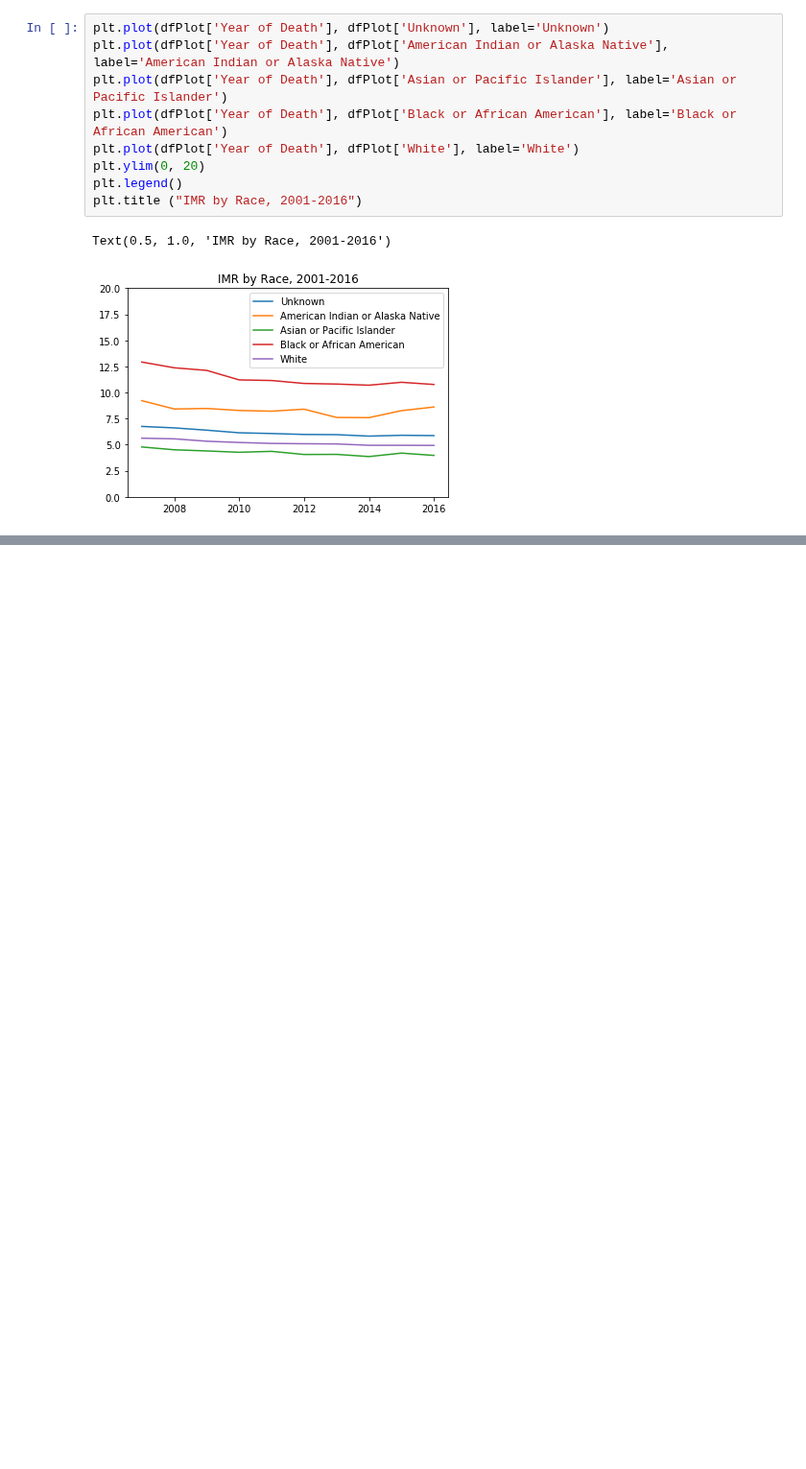
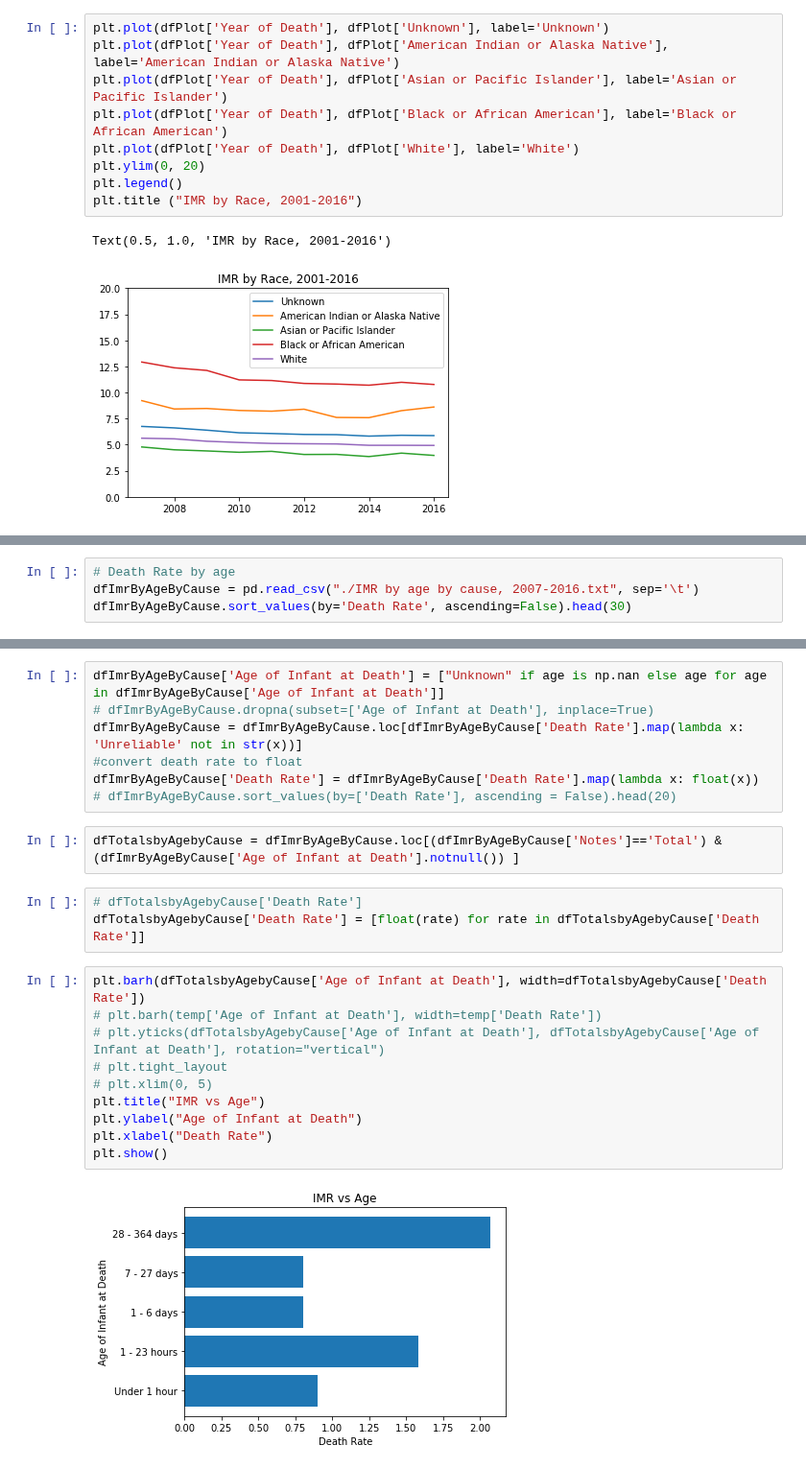
Before and after one commit to jasminajovanovic/IMR, a Jupyter notebook: IMR.ipynb, the cells around one changed output, grey strips where cells are left out. Shown at 96% size. Saved outputs shown, nothing was run; the diff lists cells and outputs as text; blank space fills up the shorter version.

```diff
--- a/IMR.ipynb
+++ b/IMR.ipynb
@@ -142,0 +177,4 @@ Text(0.5, 1.0, 'IMR by Race, 2001-2016')
+# %%
+# Death Rate by age
+dfImrByAgeByCause = pd.read_csv("./IMR by age by cause, 2007-2016.txt", sep='\t')
+dfImrByAgeByCause.sort_values(by='Death Rate', ascending=False).head(30)
@@ -142,0 +199,24 @@ Text(0.5, 1.0, 'IMR by Race, 2001-2016')
+# %%
+dfImrByAgeByCause['Age of Infant at Death'] = ["Unknown" if age is np.nan else age for age in dfImrByAgeByCause['Age of Infant at Death']]
+# dfImrByAgeByCause.dropna(subset=['Age of Infant at Death'], inplace=True)
+dfImrByAgeByCause = dfImrByAgeByCause.loc[dfImrByAgeByCause['Death Rate'].map(lambda x: 'Unreliable' not in str(x))]
+#convert death rate to float
+dfImrByAgeByCause['Death Rate'] = dfImrByAgeByCause['Death Rate'].map(lambda x: float(x))
+# dfImrByAgeByCause.sort_values(by=['Death Rate'], ascending = False).head(20)
+# %%
+dfTotalsbyAgebyCause = dfImrByAgeByCause.loc[(dfImrByAgeByCause['Notes']=='Total') & (dfImrByAgeByCause['Age of Infant at Death'].notnull()) ]
+# %%
+# dfTotalsbyAgebyCause['Death Rate']
+dfTotalsbyAgebyCause['Death Rate'] = [float(rate) for rate in dfTotalsbyAgebyCause['Death Rate']]
+# %%
+plt.barh(dfTotalsbyAgebyCause['Age of Infant at Death'], width=dfTotalsbyAgebyCause['Death Rate'])
+# plt.barh(temp['Age of Infant at Death'], width=temp['Death Rate'])
+# plt.yticks(dfTotalsbyAgebyCause['Age of Infant at Death'], dfTotalsbyAgebyCause['Age of Infant at Death'], rotation="vertical")
+# plt.tight_layout
+# plt.xlim(0, 5)
+plt.title("IMR vs Age")
+plt.ylabel("Age of Infant at Death")
+plt.xlabel("Death Rate")
+plt.show()
+# %% [output]
+[figure, added]
```
Also changed, not shown: parts of 12 cells of this notebook, 2 other files.
